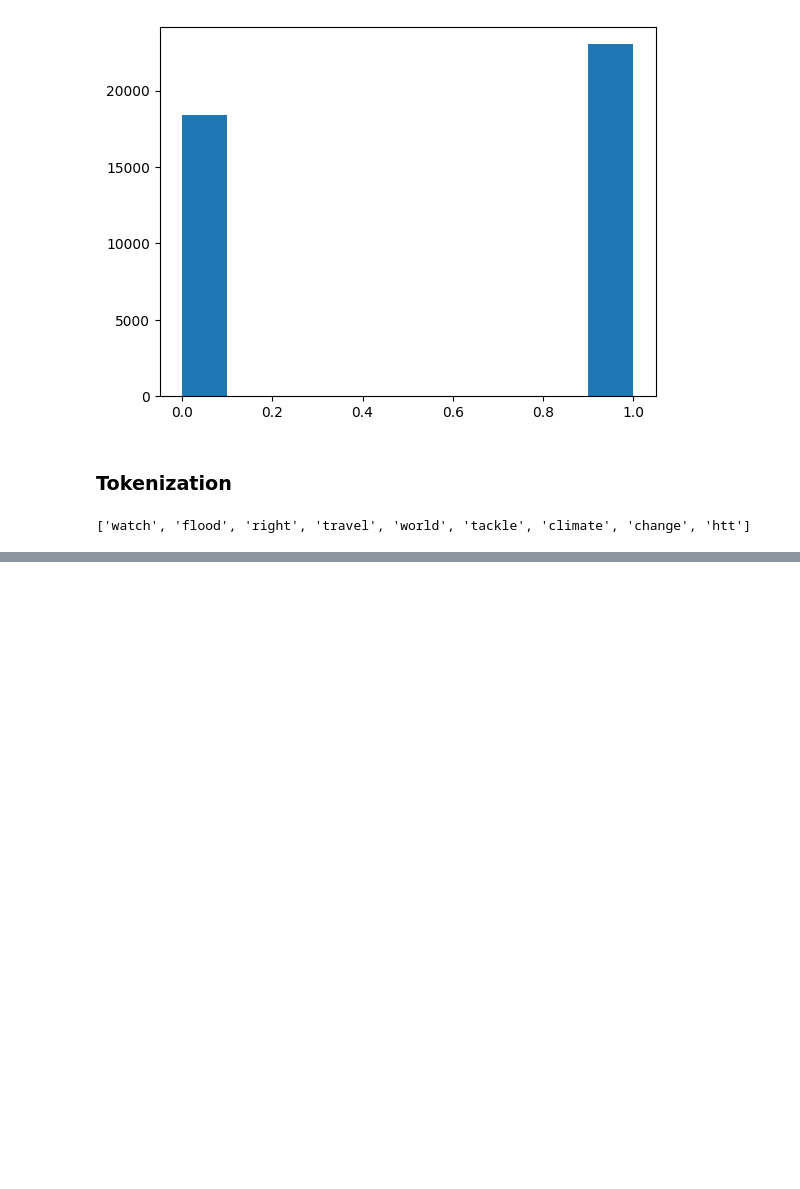
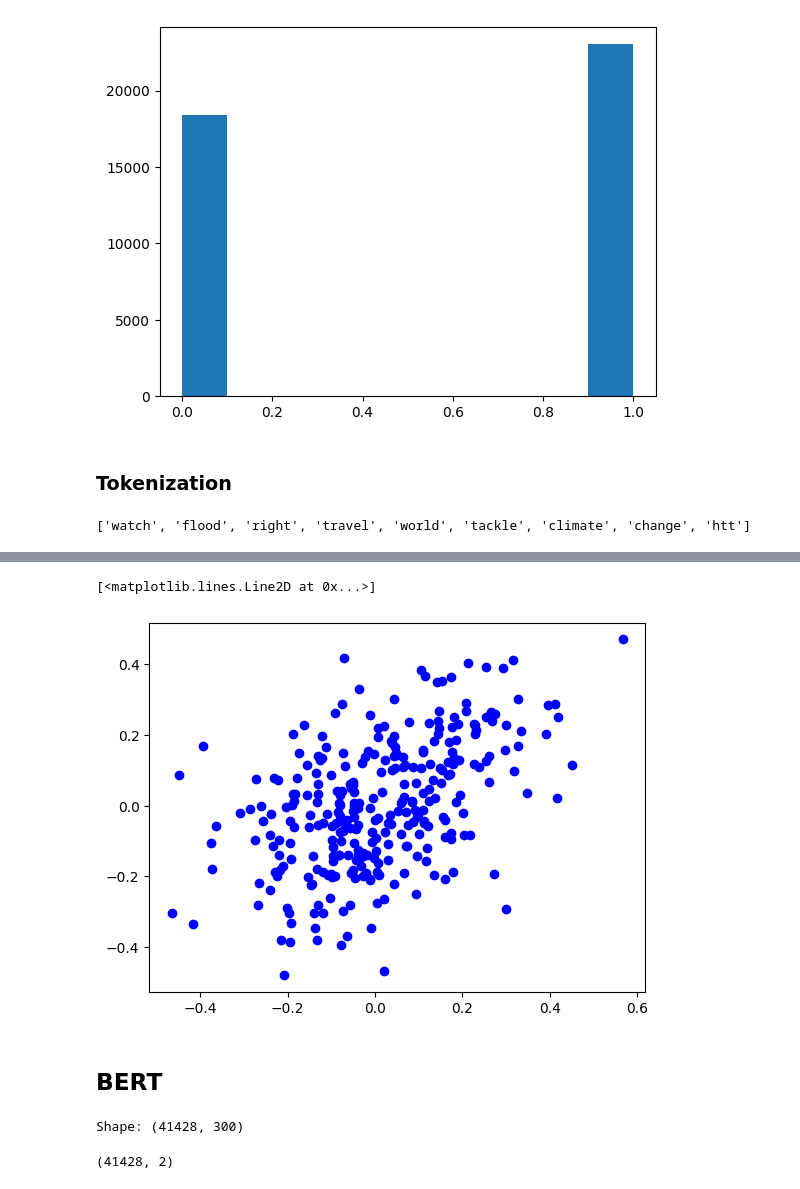
Before and after one commit to simonbrewer/MAGIC_AI_Workshop, a Jupyter notebook: Lab03_NLP/MAGIC_03_NLP.ipynb, the cells around one changed output, grey strips where cells are left out. Drawn from its saved outputs; the diff is of its cells as text; code cells hidden in the pictures; blank space fills up the shorter version.

Commit message:
Update MAGIC_03_NLP.ipynb
Complete thro ML model

```diff
--- a/Lab03_NLP/MAGIC_03_NLP.ipynb
+++ b/Lab03_NLP/MAGIC_03_NLP.ipynb
@@ -232,0 +247,4 @@ tweet
+# %%
+from gensim.models import Word2Vec, KeyedVectors
+from gensim.models.doc2vec import Doc2Vec, TaggedDocument
+word_vectors = KeyedVectors.load_word2vec_format('./wgts/GoogleNews-vectors-negative300.bin', binary=True)
@@ -232,0 +293,9 @@ tweet
+# %%
+wv_weather = word_vectors["weather"]
+wv_climate = word_vectors["climate"]
+plt.plot(wv_climate, wv_weather, 'bo')
+# %% [output]
+[<matplotlib.lines.Line2D at 0x...>]
+[figure, added]
+# %% [markdown]
+## BERT
@@ -232,0 +313,8 @@ tweet
+# %%
+docs = dat["text_clean"].values
+
+vectorized_docs = list(map(word2vec_vectorize, docs))
+vectorized_docs = np.array(vectorized_docs)
+print("Shape:", vectorized_docs.shape)
+# %% [output]
+Shape: (41428, 300)
@@ -232,0 +324,5 @@ tweet
+# %%
+docs_umap.fit_transform(vectorized_docs)
+docs_umap.embedding_.shape
+# %% [output]
+(41428, 2)
```
Also changed, not shown: parts of 21 cells of this notebook.
